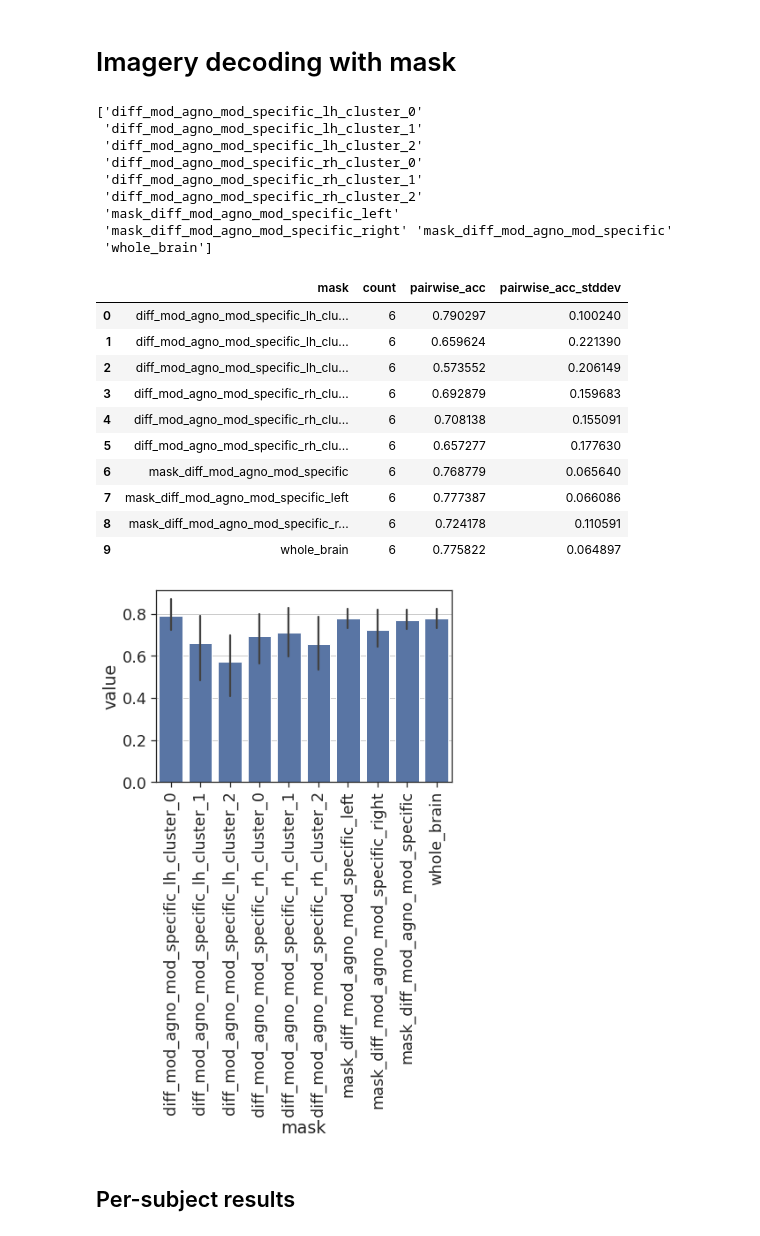
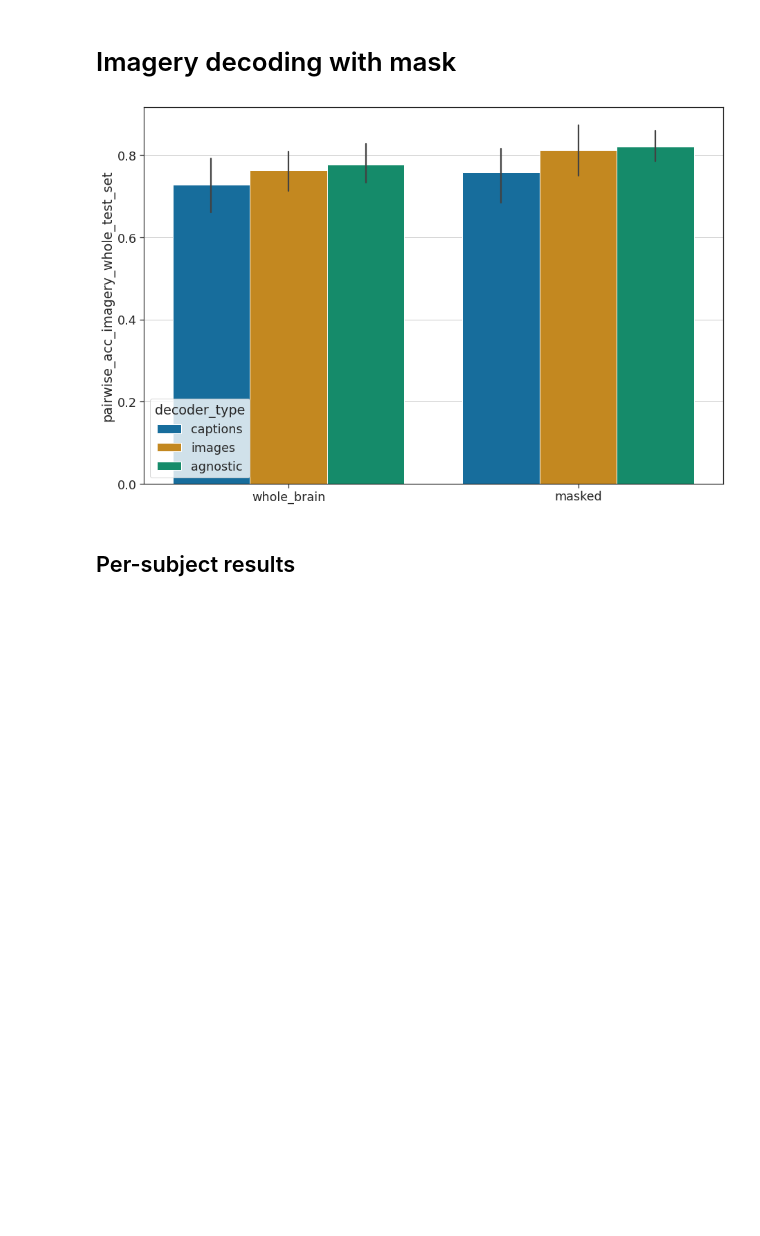
Before and after one commit to mitjanikolaus/multimodal_decoding, a Jupyter notebook: notebooks/modality_agnostic_decoding.ipynb, the cells around one changed output. Cells and saved outputs as stored; diff of their text form; code cells hidden in the pictures; blank space fills up the shorter version.

```diff
--- a/notebooks/modality_agnostic_decoding.ipynb
+++ b/notebooks/modality_agnostic_decoding.ipynb
@@ -214,58 +279,58 @@ plt.savefig(os.path.join(RESULTS_DIR, f"features_comparison_imagery.png"), bbox_
 # %% [markdown]
 # Imagery decoding with mask
 # %%
-all_data_imagebind_unstandardized = load_results_data(["imagebind"], recompute_acc_scores=True, standardize_predictions=False)
-all_data_imagebind = load_results_data(["imagebind"], recompute_acc_scores=False)
+MODEL = "imagebind"
+# all_data_imagebind_unstandardized = load_results_data([MODEL], recompute_acc_scores=True, standardize_predictions=False)
+all_data_imagebind = load_results_data([MODEL], recompute_acc_scores=False)
 # %%
-filtered = all_data_imagebind
-filtered = filtered[filtered.training_mode == "agnostic"]
+filtered = get_data_default_feats(all_data_imagebind)
+# filtered = filtered[filtered.training_mode == "agnostic"]
 filtered = filtered[filtered.surface == True]
-filtered = filtered[filtered.metric == "pairwise_acc_imagery_whole_test_set"]
+# METRIC = ACC_IMAGERY
+METRIC = ACC_IMAGERY_WHOLE_TEST
+# METRIC = ACC_MEAN
+
+
+filtered = filtered[filtered.metric == METRIC]
 
 def shorten_mask_name(name):
     if name == "whole_brain":
         return name
     return os.path.basename(name)
-    # dirname = name.split(os.sep)[-2]
-    # metric = ""
-    # for m in [METRIC_DIFF_MOD_AGNOSTIC_MOD_SPECIFIC, METRIC_CROSS_DECODING]:
-    #     if m in dirname:
-    #         metric = m
-    # return metric+"_"+fname
+
+    # return name
 
 filtered["mask"] = filtered["mask"].apply(shorten_mask_name)
-print(filtered["mask"].unique())
+# print(filtered["mask"].unique())
 
-# filtered = filtered[filtered["mask"].isin(["whole_brain", "cross_decoding_lh_cluster_0", "diff_mod_agno_mod_specific_lh_cluster_0"])]
+filtered = filtered[filtered["mask"].isin(['whole_brain', 'cross_decoding_lh_threshold_100000.0_cluster_0'])]
 
-sns.barplot(data=filtered, x="mask", y="value")
-plt.xticks(rotation=90)
-display(filtered.groupby(["mask"]).agg(count=('value', 'size'), pairwise_acc=('value', 'mean'), pairwise_acc_stddev=('value', 'std')).reset_index())
+filtered['mask'] = filtered['mask'].replace({'cross_decoding_lh_threshold_100000.0_cluster_0': 'masked'})
+
+filtered['decoder_type'] = filtered['training_mode']
+ORDER = ['whole_brain', 'masked']
+HUE_ORDER = ['captions', 'images', 'agnostic']
+
+plt.figure(figsize=(15, 10))
+# plt.title(METRIC)
+sns.barplot(data=filtered, x="mask", y="value", hue="decoder_type", order=ORDER, hue_order=HUE_ORDER, palette=sns.color_palette("colorblind", 3))
+plt.xlabel('')
+plt.ylabel(METRIC)
+
+# _ = plt.xticks(rotation=90)
+plt.savefig(os.path.join(RESULTS_DIR, f"masked_decoding_{METRIC}.png"), dpi=300, bbox_inches='tight', pad_inches=0)
+
+pd.set_option('display.max_rows', 500)
+
+grouped = filtered.groupby(["mask", 'decoder_type']).agg(count=('value', 'size'), num_voxels=('num_voxels', 'mean'), pairwise_acc=('value', 'mean'), pairwise_acc_stddev=('value', 'std')).reset_index()
+grouped['num_voxels'] = grouped['num_voxels'].astype(int)
+# display(grouped)
+
+# display(filtered.groupby(["mask"]).agg(count=('value', 'size'), pairwise_acc=('value', 'mean'), pairwise_acc_stddev=('value', 'std')).reset_index())
+# display(filtered.groupby(["mask", 'training_mode', 'subject']).agg(count=('value', 'size'), num_voxels=('num_voxels', 'mean'), pairwise_acc=('value', 'mean'), pairwise_acc_stddev=('value', 'std')).reset_index())
 # display(filtered.groupby(["mask", 'subject']).agg(count=('value', 'size'), pairwise_acc=('value', 'mean'), pairwise_acc_stddev=('value', 'std')).reset_index())
-
-# filtered
 # %% [output]
-['diff_mod_agno_mod_specific_lh_cluster_0'
- 'diff_mod_agno_mod_specific_lh_cluster_1'
- 'diff_mod_agno_mod_specific_lh_cluster_2'
- 'diff_mod_agno_mod_specific_rh_cluster_0'
- 'diff_mod_agno_mod_specific_rh_cluster_1'
- 'diff_mod_agno_mod_specific_rh_cluster_2'
- 'mask_diff_mod_agno_mod_specific_left'
- 'mask_diff_mod_agno_mod_specific_right' 'mask_diff_mod_agno_mod_specific'
- 'whole_brain']
-|  | mask | count | pairwise_acc | pairwise_acc_stddev |
-| 0 | diff_mod_agno_mod_specific_lh_clu... | 6 | 0.790297 | 0.100240 |
-| 1 | diff_mod_agno_mod_specific_lh_clu... | 6 | 0.659624 | 0.221390 |
-| 2 | diff_mod_agno_mod_specific_lh_clu... | 6 | 0.573552 | 0.206149 |
-| 3 | diff_mod_agno_mod_specific_rh_clu... | 6 | 0.692879 | 0.159683 |
-| 4 | diff_mod_agno_mod_specific_rh_clu... | 6 | 0.708138 | 0.155091 |
-| 5 | diff_mod_agno_mod_specific_rh_clu... | 6 | 0.657277 | 0.177630 |
-| 6 | mask_diff_mod_agno_mod_specific | 6 | 0.768779 | 0.065640 |
-| 7 | mask_diff_mod_agno_mod_specific_left | 6 | 0.777387 | 0.066086 |
-| 8 | mask_diff_mod_agno_mod_specific_r... | 6 | 0.724178 | 0.110591 |
-| 9 | whole_brain | 6 | 0.775822 | 0.064897 |
-[figure, old version]
+[figure, new version]
 # %% [markdown]
 ## Per-subject results
 # %%
```
Also changed, not shown: parts of 10 cells of this notebook, 2 other files.
